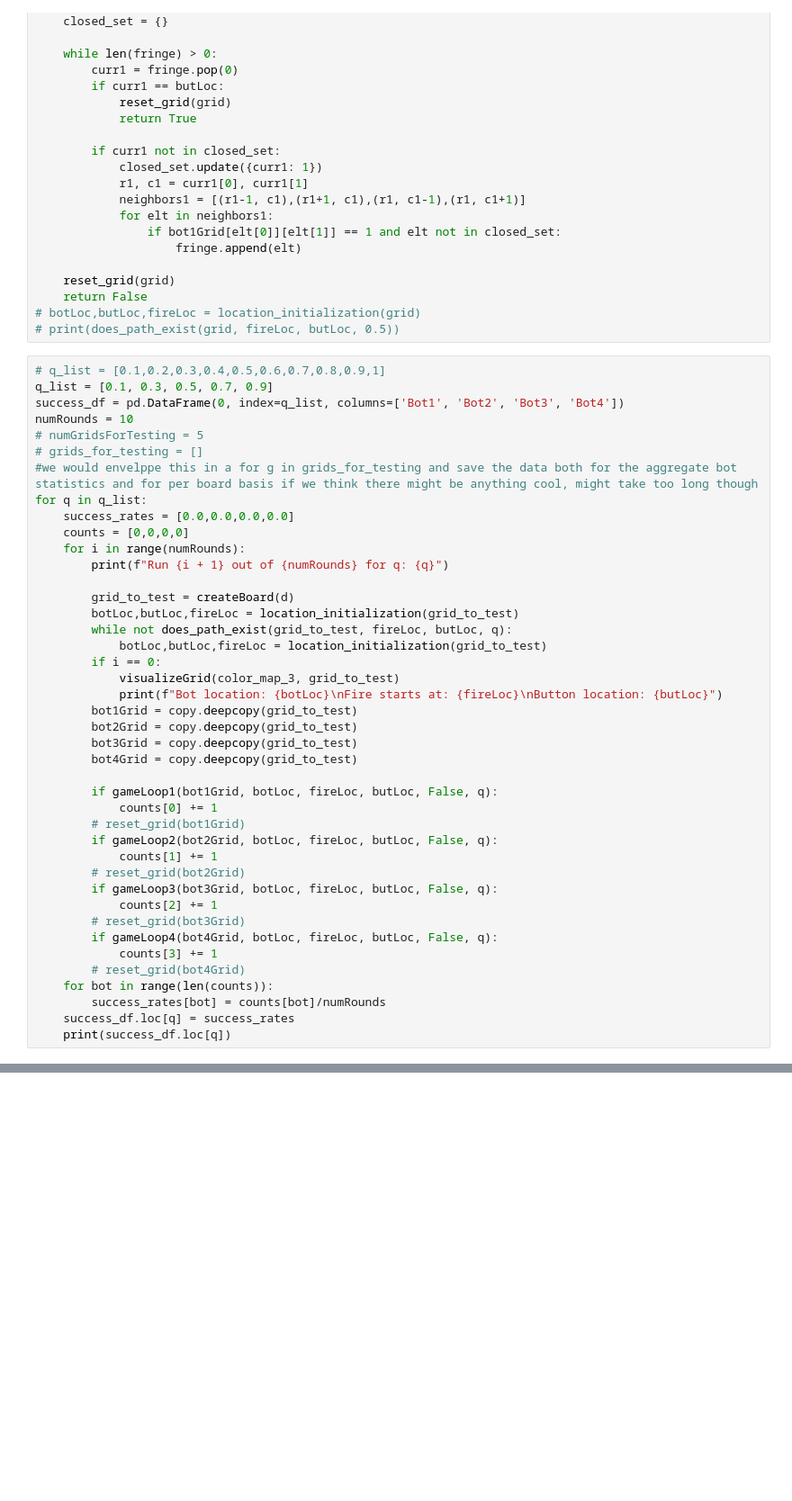
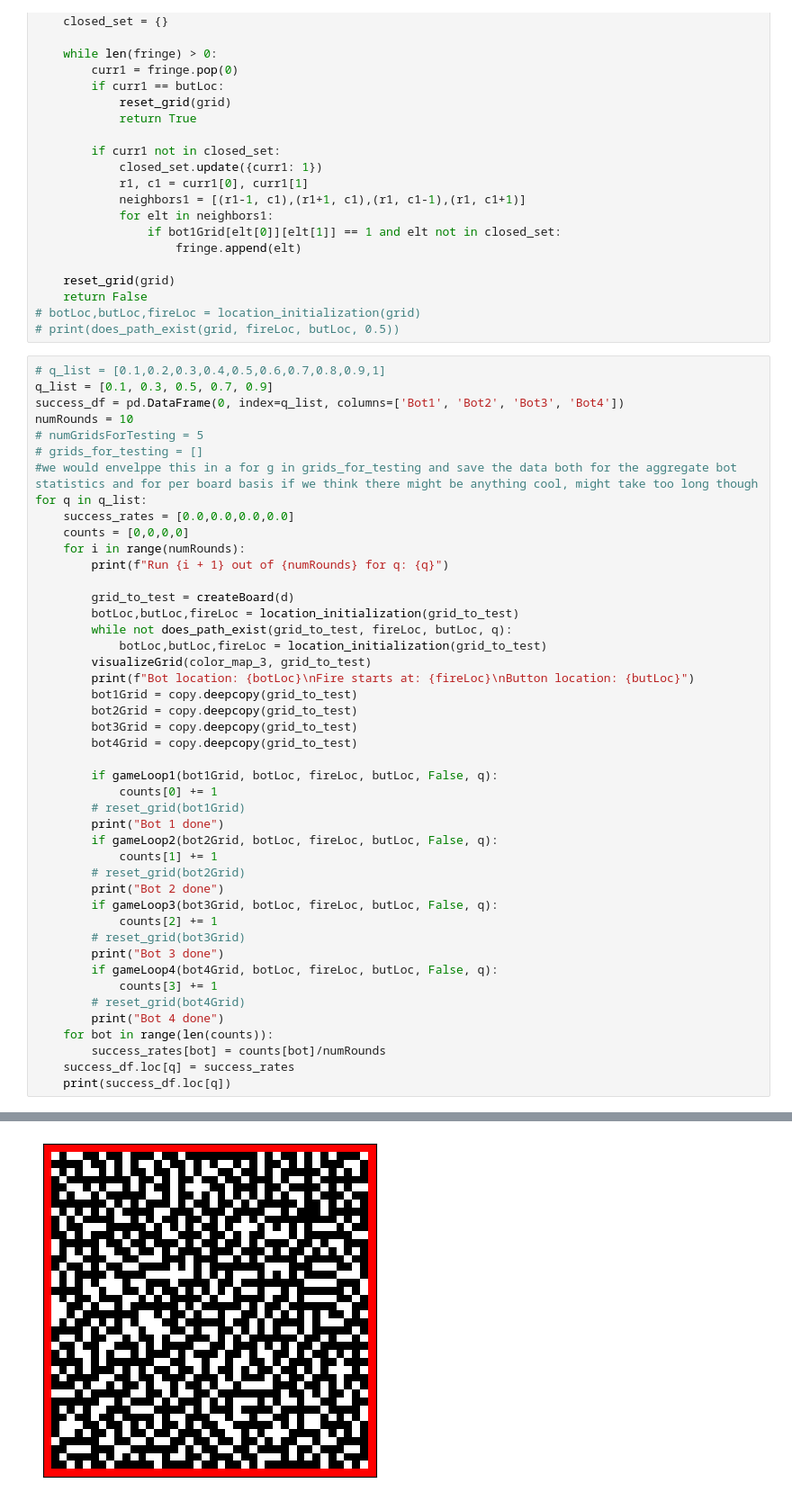
Before and after one commit to tejaswitripathi/Intro-AI-Project-1, a Jupyter notebook: AI Project 1.ipynb, the cells around one changed output, grey strips where cells are left out. Shown at 90% size. Drawn from its saved outputs; the diff is of its cells as text; blank space fills up the shorter version.

Commit message:
minor print adjustments

```diff
--- a/AI Project 1.ipynb
+++ b/AI Project 1.ipynb
@@ -620,9 +692,8 @@ for q in q_list:
         botLoc,butLoc,fireLoc = location_initialization(grid_to_test)
         while not does_path_exist(grid_to_test, fireLoc, butLoc, q):
             botLoc,butLoc,fireLoc = location_initialization(grid_to_test)
-        if i == 0:
-            visualizeGrid(color_map_3, grid_to_test)
-            print(f"Bot location: {botLoc}\nFire starts at: {fireLoc}\nButton location: {butLoc}")
+        visualizeGrid(color_map_3, grid_to_test)
+        print(f"Bot location: {botLoc}\nFire starts at: {fireLoc}\nButton location: {butLoc}")
         bot1Grid = copy.deepcopy(grid_to_test)
         bot2Grid = copy.deepcopy(grid_to_test)
         bot3Grid = copy.deepcopy(grid_to_test)
@@ -631,16 +702,21 @@ for q in q_list:
         if gameLoop1(bot1Grid, botLoc, fireLoc, butLoc, False, q):
             counts[0] += 1
         # reset_grid(bot1Grid)
+        print("Bot 1 done")
         if gameLoop2(bot2Grid, botLoc, fireLoc, butLoc, False, q):
             counts[1] += 1
         # reset_grid(bot2Grid)
+        print("Bot 2 done")
         if gameLoop3(bot3Grid, botLoc, fireLoc, butLoc, False, q):
             counts[2] += 1
         # reset_grid(bot3Grid)
+        print("Bot 3 done")
         if gameLoop4(bot4Grid, botLoc, fireLoc, butLoc, False, q):
             counts[3] += 1
         # reset_grid(bot4Grid)
+        print("Bot 4 done")
     for bot in range(len(counts)):
         success_rates[bot] = counts[bot]/numRounds
     success_df.loc[q] = success_rates
     print(success_df.loc[q])
+# %% [output]
@@ -646,0 +725 @@ for q in q_list:
+[figure, added]
```
Also changed, not shown: parts of 14 cells of this notebook.
